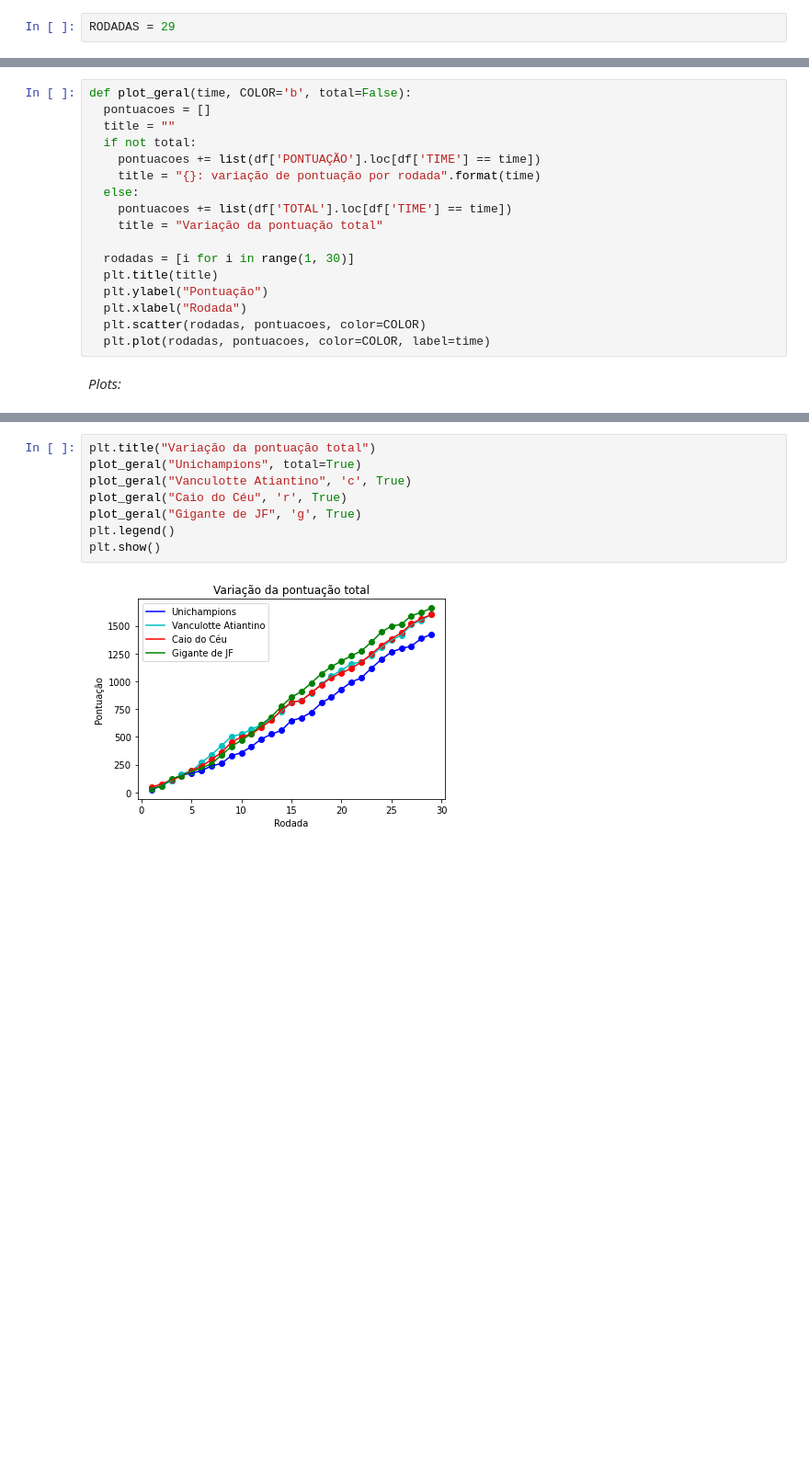
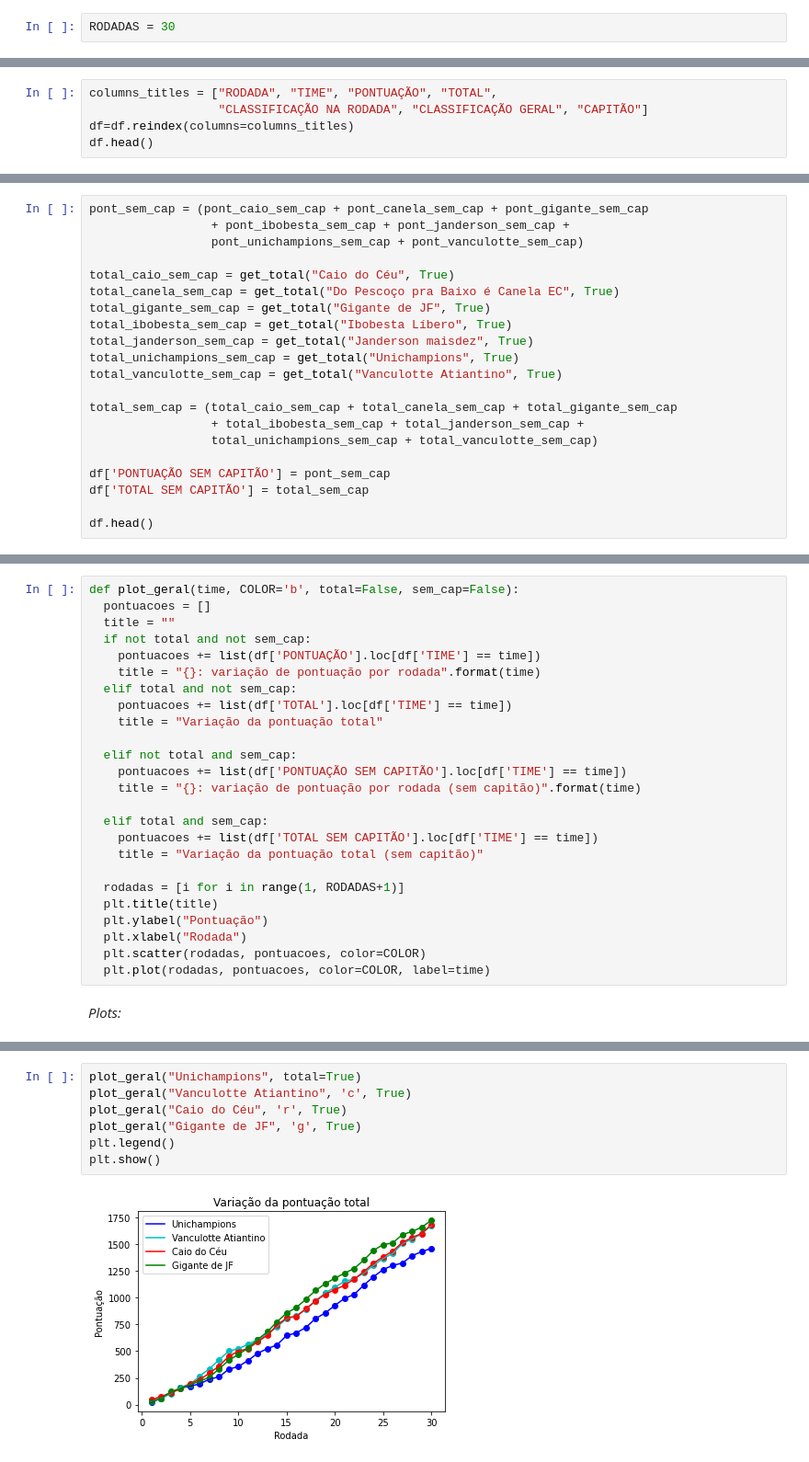
Before and after one commit to Eric-Mendes/estatisticas-quem-cair-calil, a Jupyter notebook: dados_quem_cair_calil_20_21.ipynb, the cells around one changed output, grey strips where cells are left out. Shown at 92% size. Drawn from its saved outputs; the diff is of its cells as text; blank space fills up the shorter version.

```diff
--- a/dados_quem_cair_calil_20_21.ipynb
+++ b/dados_quem_cair_calil_20_21.ipynb
@@ -6,7 +6,7 @@
 A liga Quem Cair Calil foi criada em 2020 para a temporada 20/21 do
 Campeonato Brasileiro de futebol masculino, Série A.
 # %%
-RODADAS = 29
+RODADAS = 30
 # %%
 # importando as bibliotecas necessárias para estudar os dados
 import numpy as np # matemática
@@ -180,0 +219,5 @@ gcontagem_ibobesta = df['RODADA'].loc[(df['CLASSIFICAÇÃO GERAL'] == 1) & \
+# %%
+columns_titles = ["RODADA", "TIME", "PONTUAÇÃO", "TOTAL",
+                  "CLASSIFICAÇÃO NA RODADA", "CLASSIFICAÇÃO GERAL", "CAPITÃO"]
+df=df.reindex(columns=columns_titles)
+df.head()
@@ -322,0 +401,21 @@ df.loc[df.TIME == 'Do Pescoço pra Baixo é Canela EC'].sort_values(by='RODADA')
+# %%
+pont_sem_cap = (pont_caio_sem_cap + pont_canela_sem_cap + pont_gigante_sem_cap
+                 + pont_ibobesta_sem_cap + pont_janderson_sem_cap +
+                 pont_unichampions_sem_cap + pont_vanculotte_sem_cap)
+
+total_caio_sem_cap = get_total("Caio do Céu", True)
+total_canela_sem_cap = get_total("Do Pescoço pra Baixo é Canela EC", True)
+total_gigante_sem_cap = get_total("Gigante de JF", True)
+total_ibobesta_sem_cap = get_total("Ibobesta Líbero", True)
+total_janderson_sem_cap = get_total("Janderson maisdez", True)
+total_unichampions_sem_cap = get_total("Unichampions", True)
+total_vanculotte_sem_cap = get_total("Vanculotte Atiantino", True)
+
+total_sem_cap = (total_caio_sem_cap + total_canela_sem_cap + total_gigante_sem_cap
+                 + total_ibobesta_sem_cap + total_janderson_sem_cap +
+                 total_unichampions_sem_cap + total_vanculotte_sem_cap)
+
+df['PONTUAÇÃO SEM CAPITÃO'] = pont_sem_cap
+df['TOTAL SEM CAPITÃO'] = total_sem_cap
+
+df.head()
@@ -339,17 +450,25 @@ def plot_posicoes(times, contagens, colors, geral=False):
   plt.bar(times, contagens, color=colors)
   plt.show()
 # %%
-def plot_geral(time, COLOR='b', total=False):
+def plot_geral(time, COLOR='b', total=False, sem_cap=False):
   pontuacoes = []
   title = ""
-  if not total:
+  if not total and not sem_cap:
     pontuacoes += list(df['PONTUAÇÃO'].loc[df['TIME'] == time])
     title = "{}: variação de pontuação por rodada".format(time)
-  else:
+  elif total and not sem_cap:
     pontuacoes += list(df['TOTAL'].loc[df['TIME'] == time])
     title = "Variação da pontuação total"
 
-  rodadas = [i for i in range(1, 30)]
+  elif not total and sem_cap:
+    pontuacoes += list(df['PONTUAÇÃO SEM CAPITÃO'].loc[df['TIME'] == time])
+    title = "{}: variação de pontuação por rodada (sem capitão)".format(time)
+
+  elif total and sem_cap:
+    pontuacoes += list(df['TOTAL SEM CAPITÃO'].loc[df['TIME'] == time])
+    title = "Variação da pontuação total (sem capitão)"
+
+  rodadas = [i for i in range(1, RODADAS+1)]
   plt.title(title)
   plt.ylabel("Pontuação")
   plt.xlabel("Rodada")
@@ -408,10 +590,9 @@ plt.show()
 # %%
-plt.title("Variação da pontuação total")
 plot_geral("Unichampions", total=True)
 plot_geral("Vanculotte Atiantino", 'c', True)
 plot_geral("Caio do Céu", 'r', True)
 plot_geral("Gigante de JF", 'g', True)
 plt.legend()
 plt.show()
 # %% [output]
-[figure, old version]
+[figure, new version]
```
Also changed, not shown: parts of 46 cells of this notebook.
